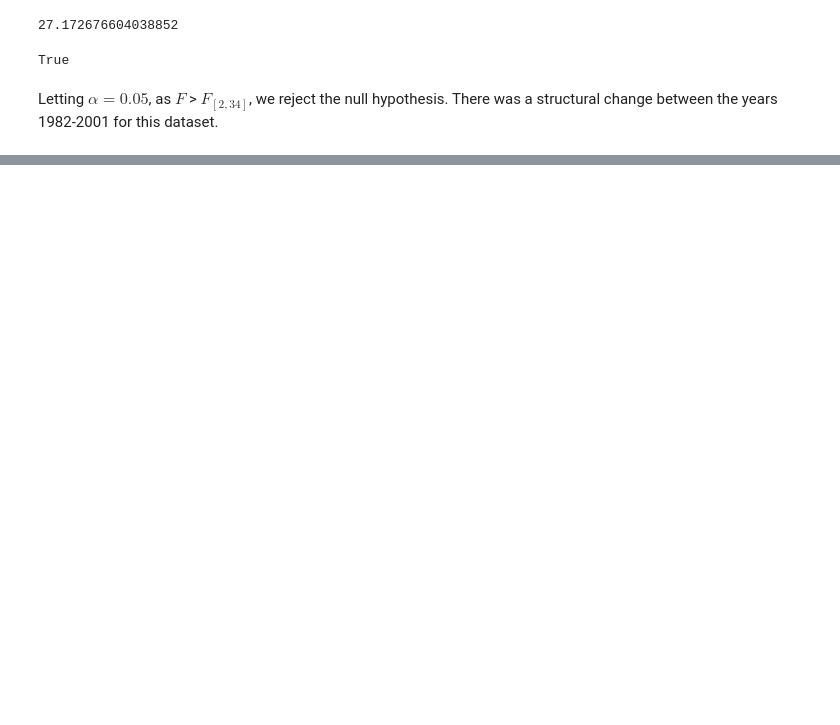
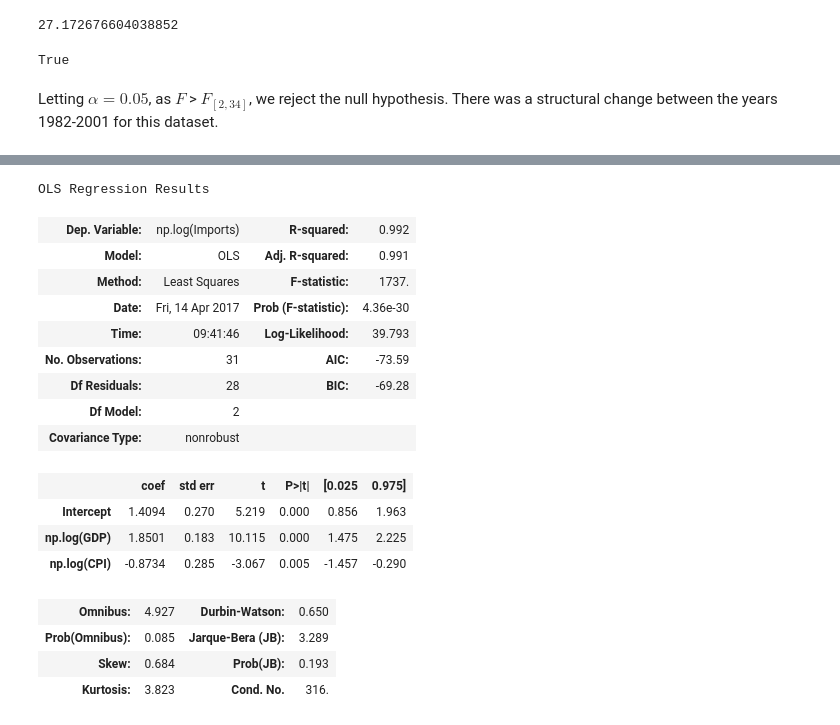
Before and after one commit to gerdm/UMA, a Jupyter notebook: econometrics/Homework 2.ipynb, the cells around one changed output, grey strips where cells are left out. Saved outputs shown, nothing was run; the diff lists cells and outputs as text; code cells hidden in the pictures; blank space fills up the shorter version.

```diff
--- a/econometrics/Homework 2.ipynb
+++ b/econometrics/Homework 2.ipynb
@@ -468,0 +493,3 @@ Letting $\alpha = 0.05$, as $F$ > $F_{[2, 34]}$, we reject the null hypothesis.
+# %%
+import_cpi = pd.read_table("./import_cpi.txt", thousands=",")
+import_cpi.head()
@@ -468,0 +503,23 @@ Letting $\alpha = 0.05$, as $F$ > $F_{[2, 34]}$, we reject the null hypothesis.
+# %%
+import_model = smf.ols("np.log(Imports) ~ np.log(GDP) + np.log(CPI)",
+                      data=import_cpi).fit()
+import_model.summary()
+# %% [output]
+OLS Regression Results
+| Dep. Variable: | np.log(Imports) | R-squared: | 0.992 |
+| Model: | OLS | Adj. R-squared: | 0.991 |
+| Method: | Least Squares | F-statistic: | 1737. |
+| Date: | Fri, 14 Apr 2017 | Prob (F-statistic): | 4.36e-30 |
+| Time: | 09:41:46 | Log-Likelihood: | 39.793 |
+| No. Observations: | 31 | AIC: | -73.59 |
+| Df Residuals: | 28 | BIC: | -69.28 |
+| Df Model: | 2 |  |  |
+| Covariance Type: | nonrobust |  |  |
+|  | coef | std err | t | P>|t| | [0.025 | 0.975] |
+| Intercept | 1.4094 | 0.270 | 5.219 | 0.000 | 0.856 | 1.963 |
+| np.log(GDP) | 1.8501 | 0.183 | 10.115 | 0.000 | 1.475 | 2.225 |
+| np.log(CPI) | -0.8734 | 0.285 | -3.067 | 0.005 | -1.457 | -0.290 |
+| Omnibus: | 4.927 | Durbin-Watson: | 0.650 |
+| Prob(Omnibus): | 0.085 | Jarque-Bera (JB): | 3.289 |
+| Skew: | 0.684 | Prob(JB): | 0.193 |
+| Kurtosis: | 3.823 | Cond. No. | 316. |
```
Also changed, not shown: parts of 19 cells of this notebook, 2 other files.
